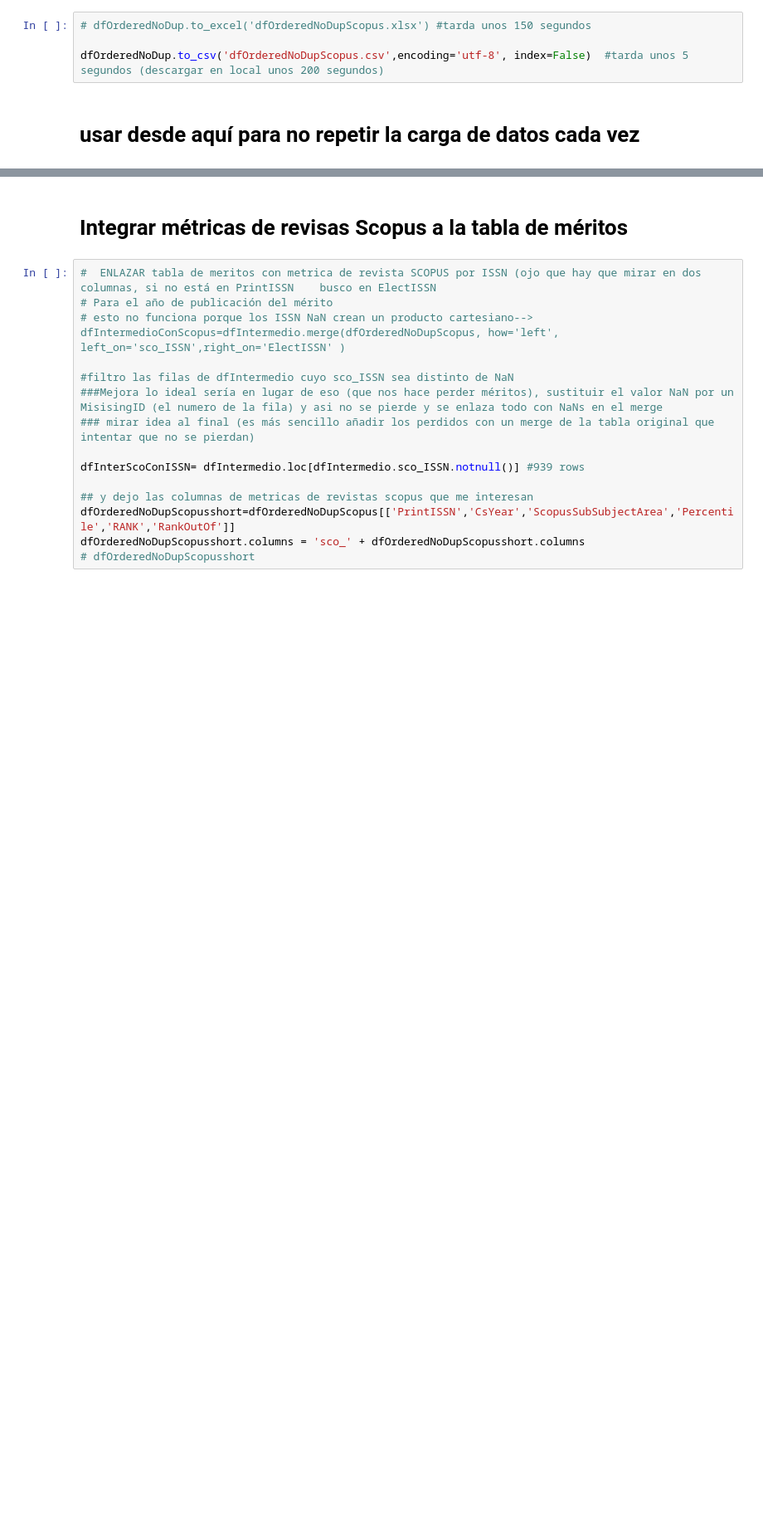
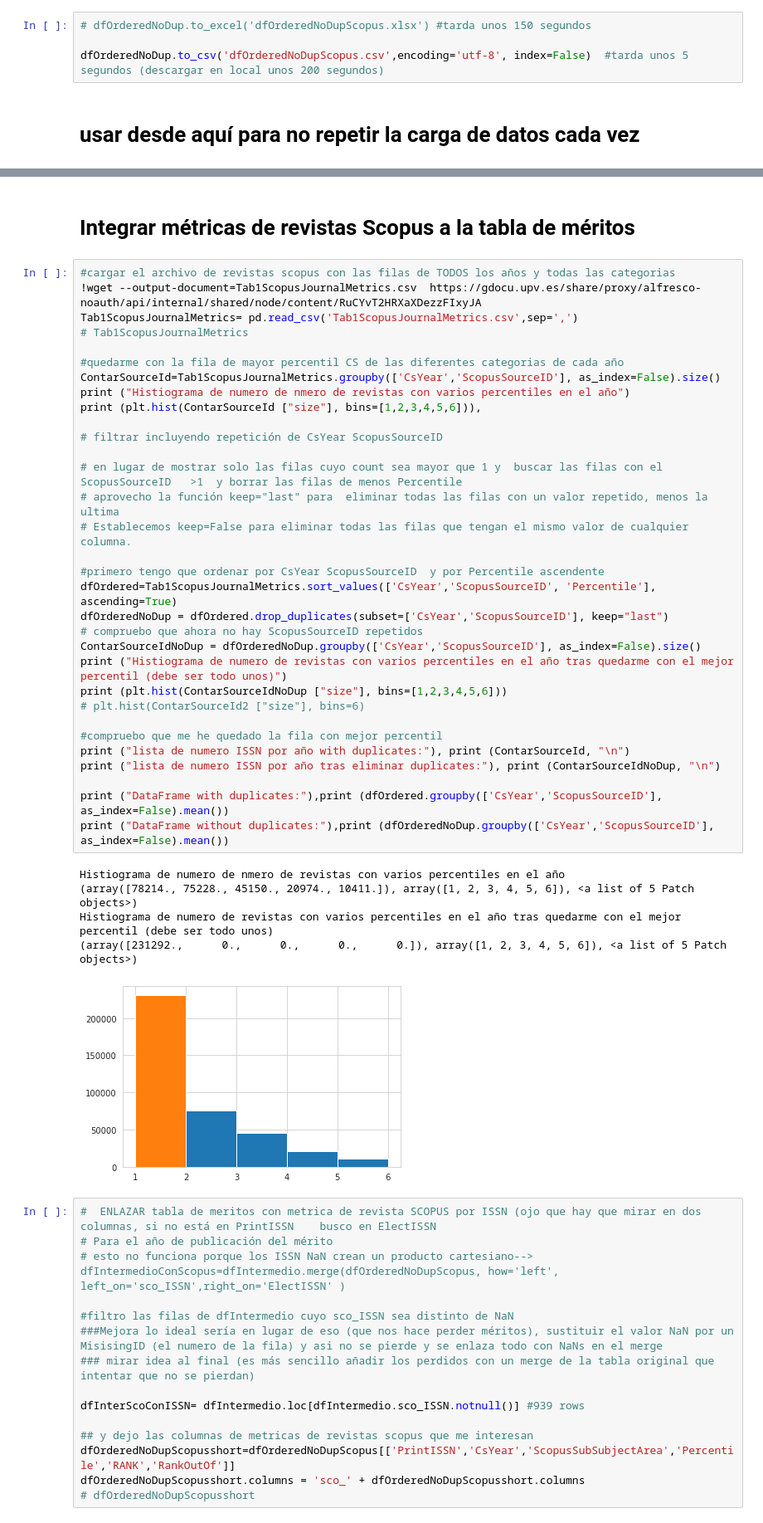
Before and after one commit to jamg-upv/Impacto-citas-articulo, a Jupyter notebook: impactoencitas_v1.ipynb, the cells around one changed output, grey strips where cells are left out. Shown at 83% size. Saved outputs shown, nothing was run; the diff lists cells and outputs as text; blank space fills up the shorter version.

```diff
--- a/impactoencitas_v1.ipynb
+++ b/impactoencitas_v1.ipynb
@@ -616,7 +606,45 @@ dfIntermedio=MeritoDOI.merge(MeritosScopus, how='left', left_on='DOI',right_on='
 dfIntermedio=dfIntermedio.merge(MeritosWos, how='left', left_on='DOI',right_on='wos_DOI' )
 # dfIntermedio
 # %% [markdown]
-#  Integrar métricas de revisas Scopus a la tabla de méritos
+#  Integrar métricas de revistas Scopus a la tabla de méritos
+# %%
+#cargar el archivo de revistas scopus con las filas de TODOS los años y todas las categorias
+!wget --output-document=Tab1ScopusJournalMetrics.csv  https://gdocu.upv.es/share/proxy/alfresco-noauth/api/internal/shared/node/content/RuCYvT2HRXaXDezzFIxyJA
+Tab1ScopusJournalMetrics= pd.read_csv('Tab1ScopusJournalMetrics.csv',sep=',')
+# Tab1ScopusJournalMetrics
+
+#quedarme con la fila de mayor percentil CS de las diferentes categorias de cada año
+ContarSourceId=Tab1ScopusJournalMetrics.groupby(['CsYear','ScopusSourceID'], as_index=False).size()
+print ("Histiograma de numero de nmero de revistas con varios percentiles en el año")
+print (plt.hist(ContarSourceId ["size"], bins=[1,2,3,4,5,6])),
+
+# filtrar incluyendo repetición de CsYear ScopusSourceID
+
+# en lugar de mostrar solo las filas cuyo count sea mayor que 1 y  buscar las filas con el ScopusSourceID	 >1  y borrar las filas de menos Percentile
+# aprovecho la función keep="last" para  eliminar todas las filas con un valor repetido, menos la ultima
+# Establecemos keep=False para eliminar todas las filas que tengan el mismo valor de cualquier columna.
+
+#primero tengo que ordenar por CsYear ScopusSourceID  y por Percentile ascendente
+dfOrdered=Tab1ScopusJournalMetrics.sort_values(['CsYear','ScopusSourceID', 'Percentile'], ascending=True)
+dfOrderedNoDup = dfOrdered.drop_duplicates(subset=['CsYear','ScopusSourceID'], keep="last")
+# compruebo que ahora no hay ScopusSourceID repetidos
+ContarSourceIdNoDup = dfOrderedNoDup.groupby(['CsYear','ScopusSourceID'], as_index=False).size()
+print ("Histiograma de numero de revistas con varios percentiles en el año tras quedarme con el mejor percentil (debe ser todo unos)")
+print (plt.hist(ContarSourceIdNoDup ["size"], bins=[1,2,3,4,5,6]))
+# plt.hist(ContarSourceId2 ["size"], bins=6)
+
+#compruebo que me he quedado la fila con mejor percentil
+print ("lista de numero ISSN por año with duplicates:"), print (ContarSourceId, "\n")
+print ("lista de numero ISSN por año tras eliminar duplicates:"), print (ContarSourceIdNoDup, "\n")
+
+print ("DataFrame with duplicates:"),print (dfOrdered.groupby(['CsYear','ScopusSourceID'], as_index=False).mean())
+print ("DataFrame without duplicates:"),print (dfOrderedNoDup.groupby(['CsYear','ScopusSourceID'], as_index=False).mean())
+# %% [output]
+Histiograma de numero de nmero de revistas con varios percentiles en el año
+(array([78214., 75228., 45150., 20974., 10411.]), array([1, 2, 3, 4, 5, 6]), <a list of 5 Patch objects>)
+Histiograma de numero de revistas con varios percentiles en el año tras quedarme con el mejor percentil (debe ser todo unos)
+(array([231292.,      0.,      0.,      0.,      0.]), array([1, 2, 3, 4, 5, 6]), <a list of 5 Patch objects>)
+[figure, added]
 # %%
 #  ENLAZAR tabla de meritos con metrica de revista SCOPUS por ISSN (ojo que hay que mirar en dos columnas, si no está en PrintISSN	 busco en ElectISSN
 # Para el año de publicación del mérito
```
Also changed, not shown: parts of 10 cells of this notebook.
